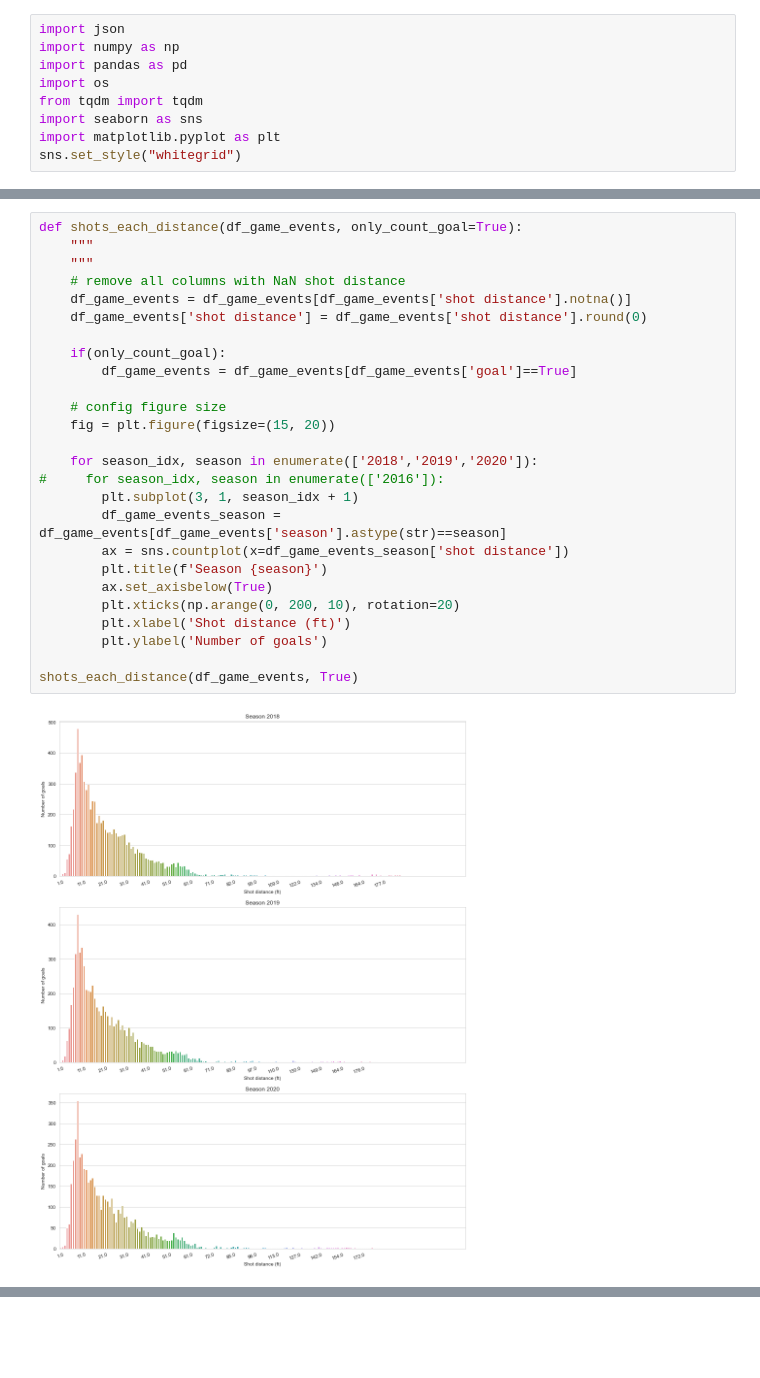
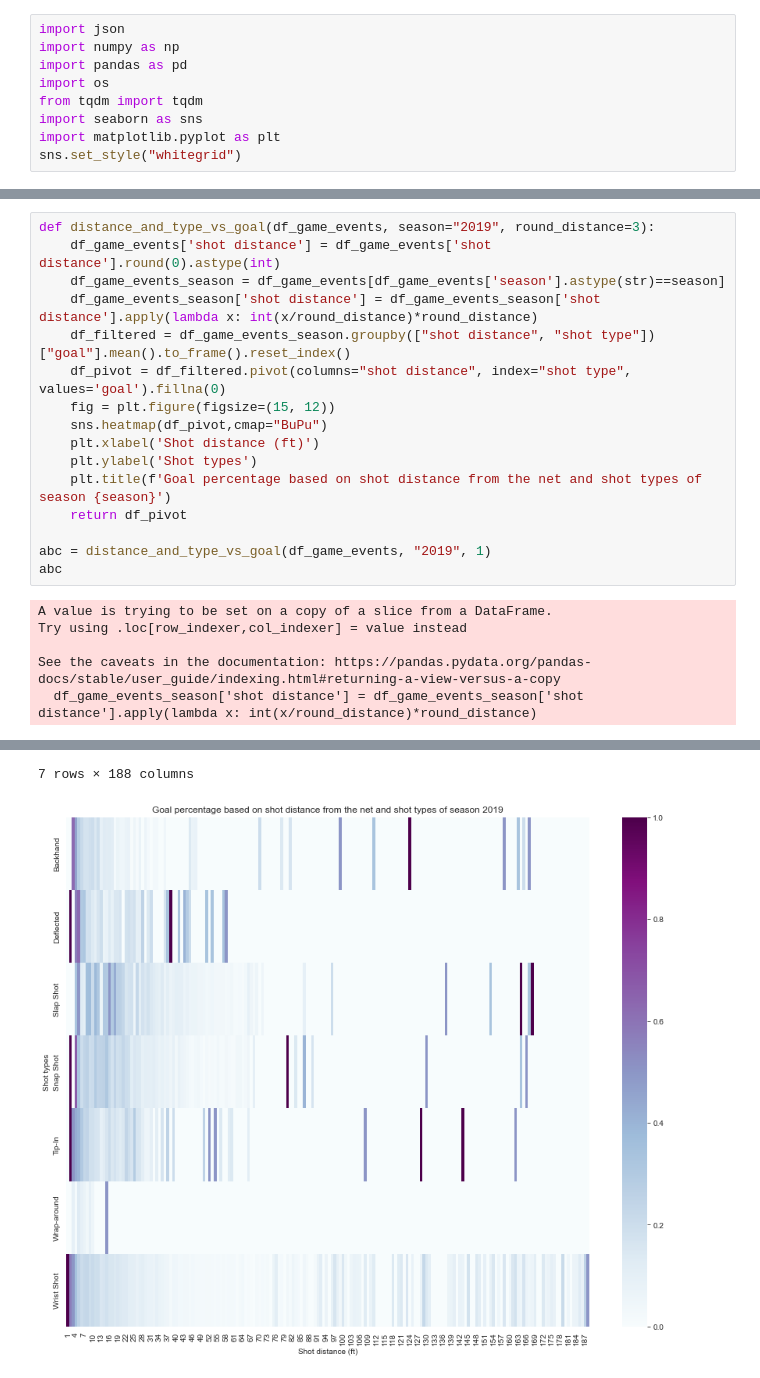
Before and after one commit to Anshita1Saxena/milestone_project, a Jupyter notebook: src/visualization/simple visualizations.ipynb, the cells around one changed output, grey strips where cells are left out. Saved outputs shown, nothing was run; the diff lists cells and outputs as text; blank space fills up the shorter version.

```diff
--- a/src/visualization/simple visualizations.ipynb
+++ b/src/visualization/simple visualizations.ipynb
@@ -82,29 +96,23 @@ distance_vs_goal(df_game_events)
 [figure]
-# %%
-def shots_each_distance(df_game_events, only_count_goal=True):
-    """
-    """
-    # remove all columns with NaN shot distance
-    df_game_events = df_game_events[df_game_events['shot distance'].notna()]
-    df_game_events['shot distance'] = df_game_events['shot distance'].round(0)
-
-    if(only_count_goal):
-        df_game_events = df_game_events[df_game_events['goal']==True]
-
-    # config figure size
-    fig = plt.figure(figsize=(15, 20))
-
-    for season_idx, season in enumerate(['2018','2019','2020']):
-#     for season_idx, season in enumerate(['2016']):
-        plt.subplot(3, 1, season_idx + 1)
-        df_game_events_season = df_game_events[df_game_events['season'].astype(str)==season]
-        ax = sns.countplot(x=df_game_events_season['shot distance'])
-        plt.title(f'Season {season}')
-        ax.set_axisbelow(True)
-        plt.xticks(np.arange(0, 200, 10), rotation=20)
-        plt.xlabel('Shot distance (ft)')
-        plt.ylabel('Number of goals')
-
-shots_each_distance(df_game_events, True)
-# %% [output]
-[figure, removed]
+# %%
+def distance_and_type_vs_goal(df_game_events, season="2019", round_distance=3):
+    df_game_events['shot distance'] = df_game_events['shot distance'].round(0).astype(int)
+    df_game_events_season = df_game_events[df_game_events['season'].astype(str)==season]
+    df_game_events_season['shot distance'] = df_game_events_season['shot distance'].apply(lambda x: int(x/round_distance)*round_distance)
+    df_filtered = df_game_events_season.groupby(["shot distance", "shot type"])["goal"].mean().to_frame().reset_index()
+    df_pivot = df_filtered.pivot(columns="shot distance", index="shot type", values='goal').fillna(0)
+    fig = plt.figure(figsize=(15, 12))
+    sns.heatmap(df_pivot,cmap="BuPu")
+    plt.xlabel('Shot distance (ft)')
+    plt.ylabel('Shot types')
+    plt.title(f'Goal percentage based on shot distance from the net and shot types of season {season}')
+    return df_pivot
+
+abc = distance_and_type_vs_goal(df_game_events, "2019", 1)
+abc
+# %% [output]
+A value is trying to be set on a copy of a slice from a DataFrame.
+Try using .loc[row_indexer,col_indexer] = value instead
+
+See the caveats in the documentation: https://pandas.pydata.org/pandas-docs/stable/user_guide/indexing.html#returning-a-view-versus-a-copy
+  df_game_events_season['shot distance'] = df_game_events_season['shot distance'].apply(lambda x: int(x/round_distance)*round_distance)
@@ -110,0 +128,2 @@ shots_each_distance(df_game_events, True)
+7 rows × 188 columns
+[figure, added]
```
Also changed, not shown: parts of 4 cells of this notebook, 1 other file.
